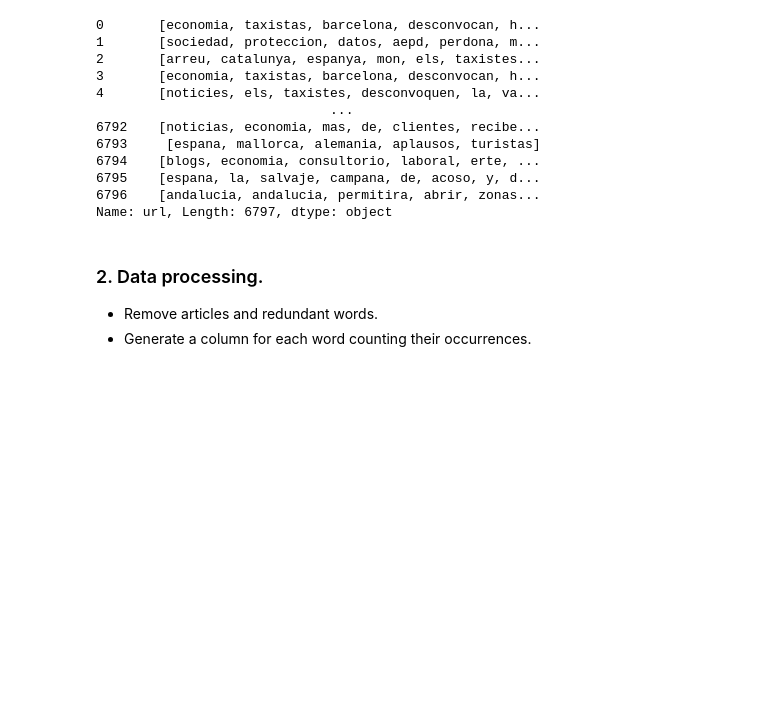
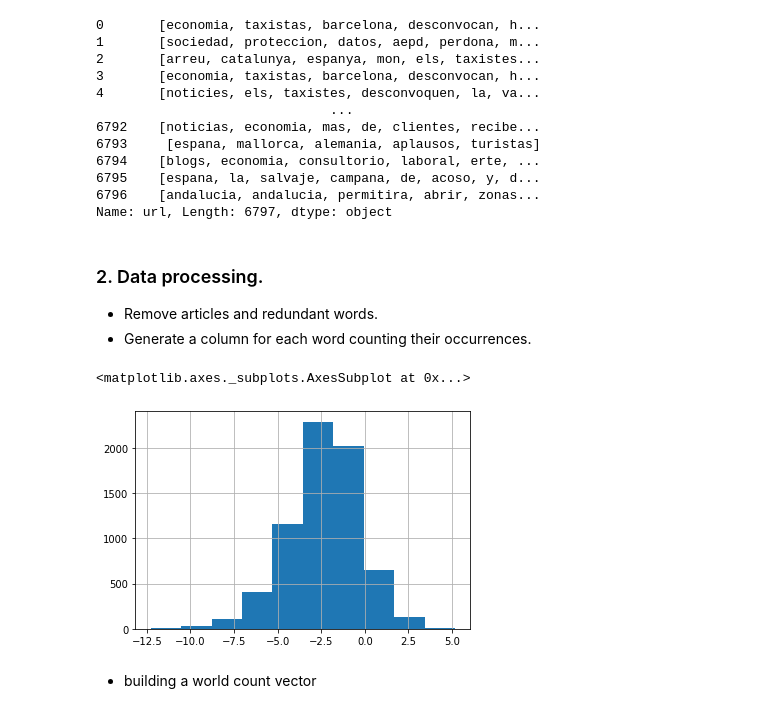
Before and after one commit to albertovpd/automated_sentiment_analysis_20210215, a Jupyter notebook: testing.ipynb, the cells around one changed output. Cells and saved outputs as stored; diff of their text form; code cells hidden in the pictures; blank space fills up the shorter version.

```diff
--- a/testing.ipynb
+++ b/testing.ipynb
@@ -104,3 +104,12 @@ Name: url, Length: 6797, dtype: object
 ### 2. Data processing.
 - Remove articles and redundant words.
 - Generate a column for each word counting their occurrences.
+# %%
+df["counter"]= [len(x) for x in df["url"]] #count words in every list
+# %%
+df["gdelt_sentiment"].hist()
+# %% [output]
+<matplotlib.axes._subplots.AxesSubplot at 0x...>
+[figure, added]
+# %% [markdown]
+- building a world count vector
```
Also changed, not shown: parts of 10 cells of this notebook.
